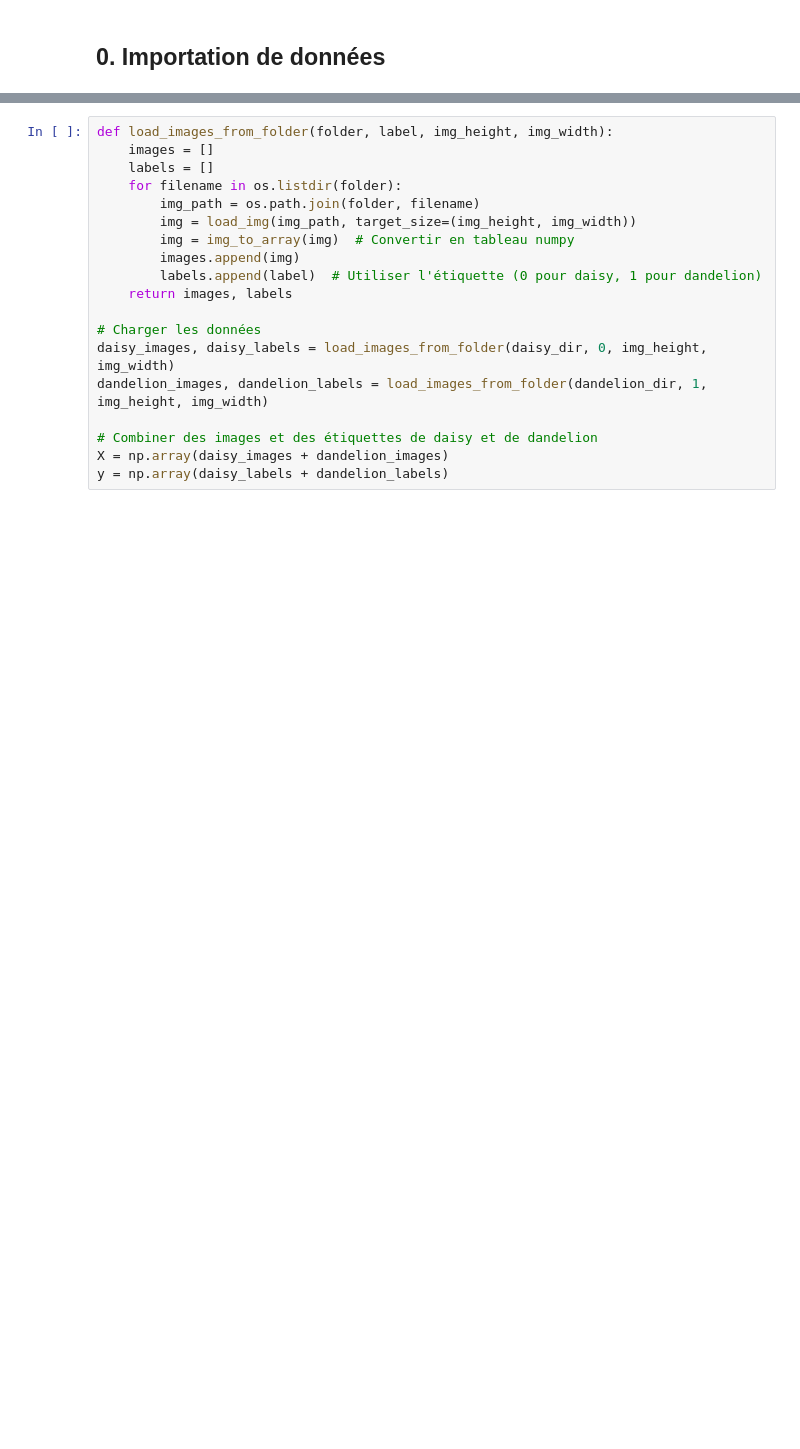
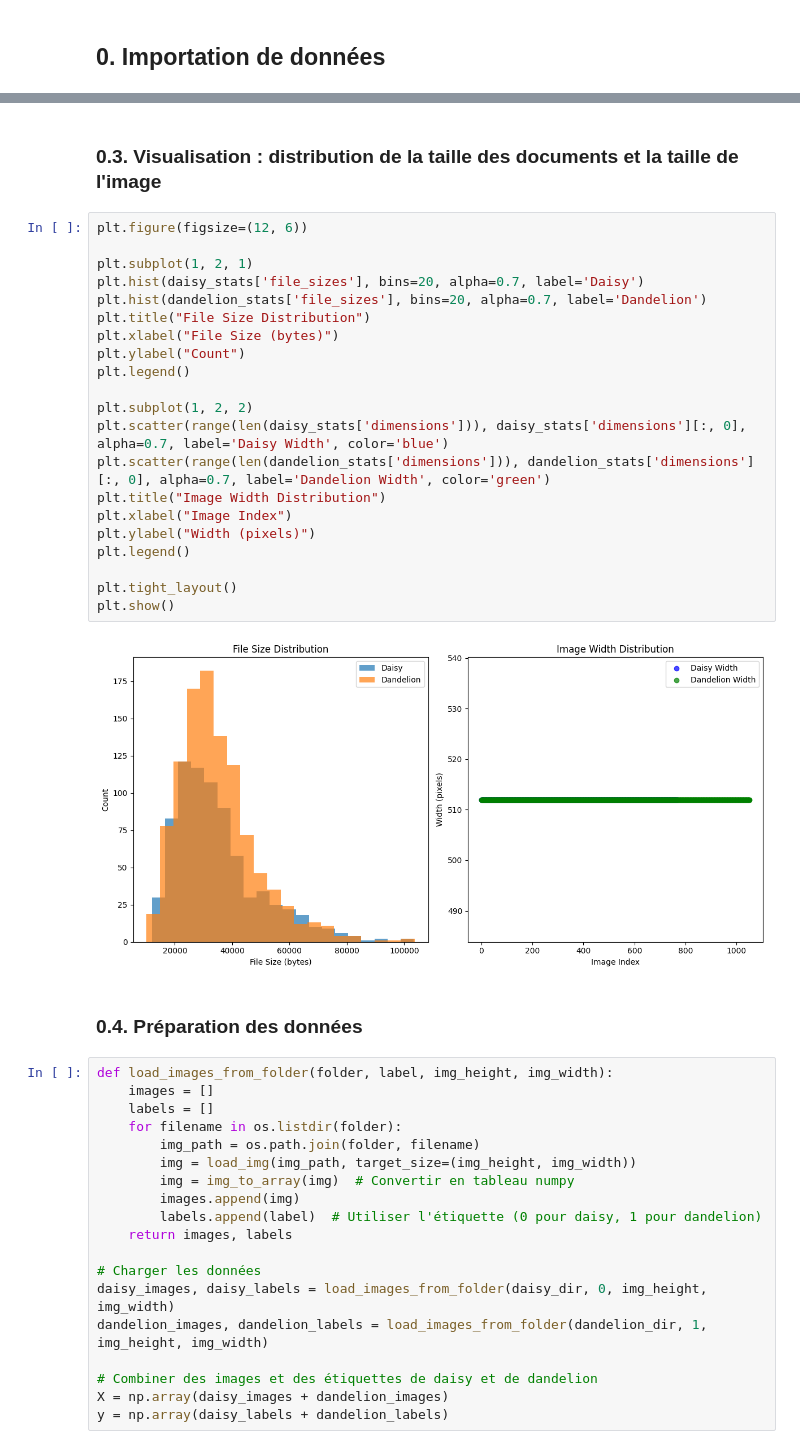
Before and after one commit to XIAxuanzheFrancis/Miniprojet_Classifier, a Jupyter notebook: MiniProjet.ipynb, the cells around one changed output, grey strips where cells are left out. Drawn from its saved outputs; the diff is of its cells as text; blank space fills up the shorter version.

```diff
--- a/MiniProjet.ipynb
+++ b/MiniProjet.ipynb
@@ -45,3 +95,30 @@ img_width = 256
+# %% [markdown]
+### 0.3. Visualisation : distribution de la taille des documents et la taille de l'image
+# %%
+plt.figure(figsize=(12, 6))
+
+plt.subplot(1, 2, 1)
+plt.hist(daisy_stats['file_sizes'], bins=20, alpha=0.7, label='Daisy')
+plt.hist(dandelion_stats['file_sizes'], bins=20, alpha=0.7, label='Dandelion')
+plt.title("File Size Distribution")
+plt.xlabel("File Size (bytes)")
+plt.ylabel("Count")
+plt.legend()
+
+plt.subplot(1, 2, 2)
+plt.scatter(range(len(daisy_stats['dimensions'])), daisy_stats['dimensions'][:, 0], alpha=0.7, label='Daisy Width', color='blue')
+plt.scatter(range(len(dandelion_stats['dimensions'])), dandelion_stats['dimensions'][:, 0], alpha=0.7, label='Dandelion Width', color='green')
+plt.title("Image Width Distribution")
+plt.xlabel("Image Index")
+plt.ylabel("Width (pixels)")
+plt.legend()
+
+plt.tight_layout()
+plt.show()
+# %% [output]
+[figure, added]
+# %% [markdown]
+### 0.4. Préparation des données
 # %%
 def load_images_from_folder(folder, label, img_height, img_width):
     images = []
```
Also changed, not shown: parts of 37 cells of this notebook.
